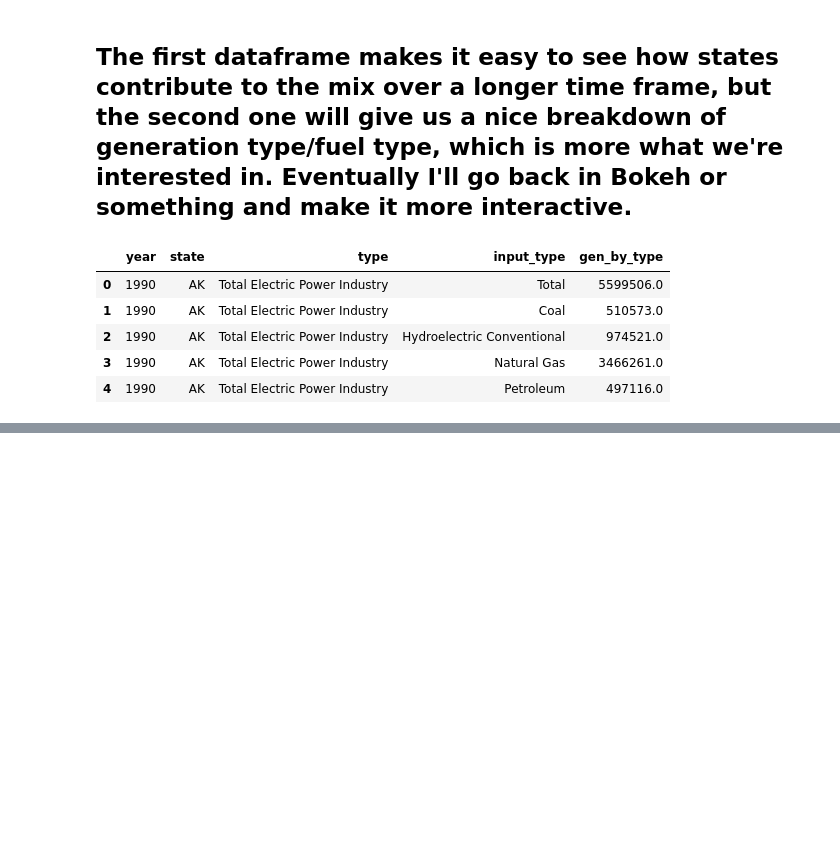
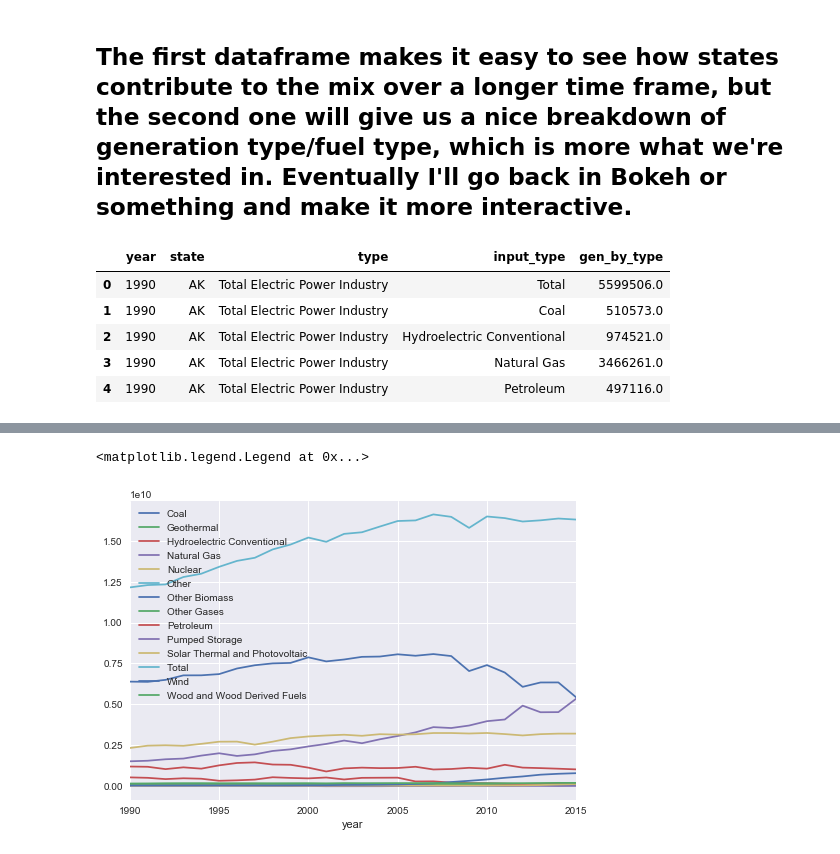
Before and after one commit to JackNDwyer/Capstone, a Jupyter notebook: Capstone EDA Final.ipynb, the cells around one changed output, grey strips where cells are left out. Cells and saved outputs as stored; diff of their text form; code cells hidden in the pictures; blank space fills up the shorter version.

```diff
--- a/Capstone EDA Final.ipynb
+++ b/Capstone EDA Final.ipynb
@@ -162,14 +109,0 @@ df_totals_input.columns = ['year','input_type','gen_amt']
-# %%
-
-df_totals_input.set_index('year')
-
-df_coal = df_totals_input[df_totals_input.input_type == 'Coal']
-df_geo = df_totals_input[df_totals_input.input_type == 'Geothermal']
-df_hyd = df_totals_input[df_totals_input.input_type == 'Hydroelectric Conventional']
-df_nat = df_totals_input[df_totals_input.input_type == 'Natural Gas']
-df_nuc = df_totals_input[df_totals_input.input_type == 'Nuclear']
-df_oth = df_totals_input[df_totals_input.input_type == 'Other']
-df_pet = df_totals_input[df_totals_input.input_type == 'Petroleum']
-df_pump = df_totals_input[df_totals_input.input_type == 'Pumped Storage']
-df_sol = df_totals_input[df_totals_input.input_type == 'Solar Thermal and Photovoltaic']
-df_tot = df_totals_input[df_totals_input.input_type == 'Total']
@@ -258,0 +110,13 @@ df2_yr_tot = df2[df2.state == 'US-Total']
+# %%
+df_totals_input.columns = ['year','input_type','gen_amt']
+df_totals_input.set_index(['year'])
+
+
+df_totals_input = df_totals_input.pivot(index='year', columns='input_type', values='gen_amt')
+df_totals_input.to_csv('input_type')
+# %%
+df_totals_input.plot()
+plt.legend()
+# %% [output]
+<matplotlib.legend.Legend at 0x...>
+[figure, added]
```
Also changed, not shown: parts of 18 cells of this notebook, 1 other file.
